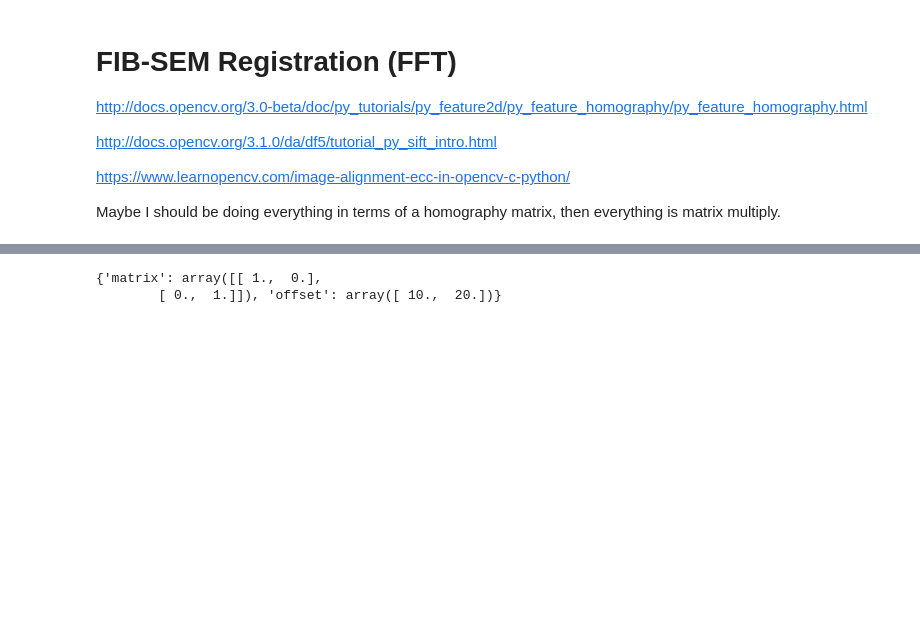
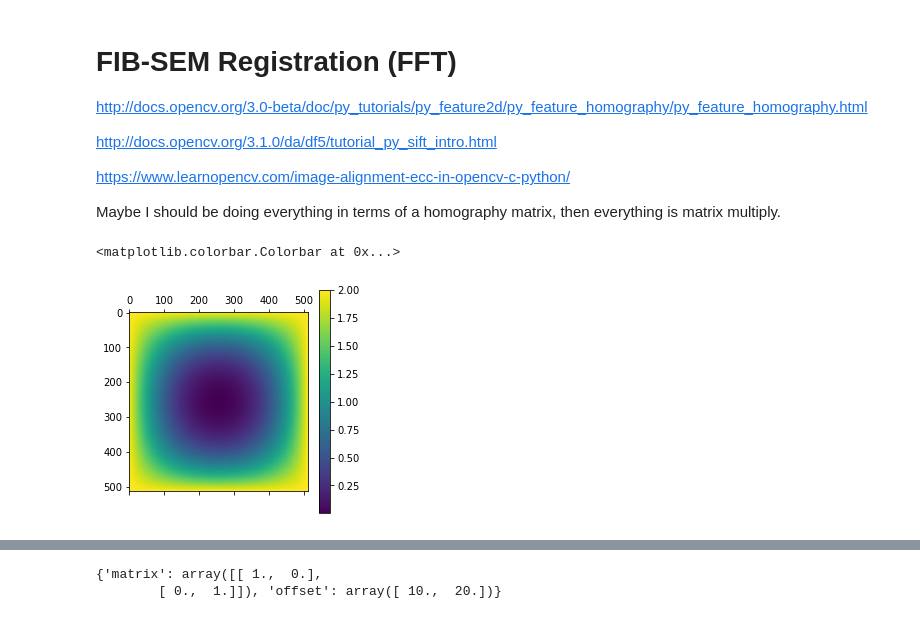
Before and after one commit to janelia-cellmap/FIB-SEM-Aligner, a Jupyter notebook: FIB-SEM Registration.ipynb, the cells around one changed output, grey strips where cells are left out. Drawn from its saved outputs; the diff is of its cells as text; code cells hidden in the pictures; blank space fills up the shorter version.

```diff
--- a/FIB-SEM Registration.ipynb
+++ b/FIB-SEM Registration.ipynb
@@ -315 +234,7 @@ affine_transform()
+# %%
+plt.matshow(highpass((512, 512)))
+plt.colorbar()
+# %% [output]
+<matplotlib.colorbar.Colorbar at 0x...>
+[figure, added]
 # %%
```
Also changed, not shown: parts of 10 cells of this notebook.
